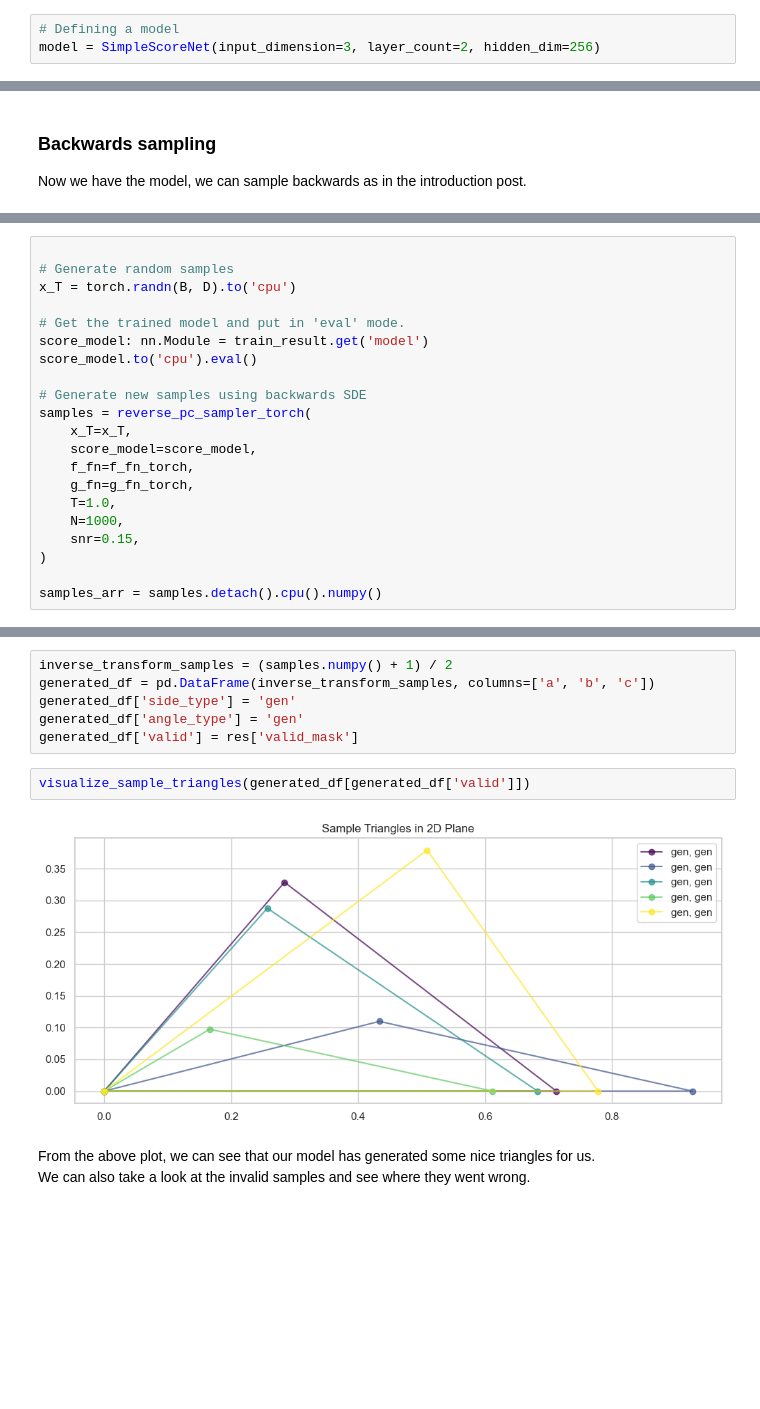
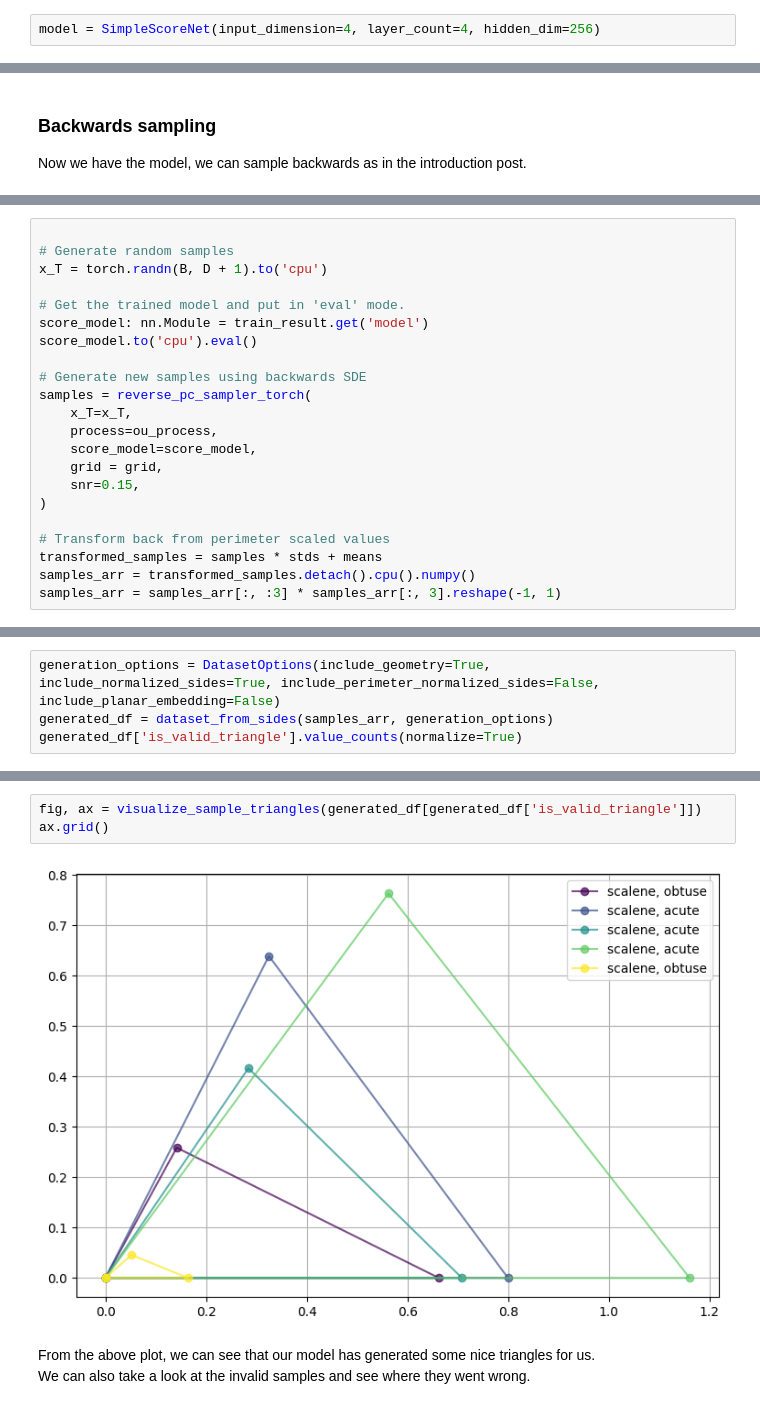
Before and after one commit to tuomorphism/diffusion-on-the-edge, a Jupyter notebook: blog/02-maximal_learning.ipynb, the cells around one changed output, grey strips where cells are left out. Cells and saved outputs as stored; diff of their text form; blank space fills up the shorter version.

```diff
--- a/blog/02-maximal_learning.ipynb
+++ b/blog/02-maximal_learning.ipynb
@@ -219,3 +130,2 @@ dataloader = torch.utils.data.DataLoader(dataset, batch_size=None)
 # %%
-# Defining a model
-model = SimpleScoreNet(input_dimension=3, layer_count=2, hidden_dim=256)
+model = SimpleScoreNet(input_dimension=4, layer_count=4, hidden_dim=256)
@@ -247,7 +203,7 @@ from diffusion_on_the_edge.stochastics.sde_torch import reverse_pc_sampler_torch
 # %%
 
 # Generate random samples
-x_T = torch.randn(B, D).to('cpu')
+x_T = torch.randn(B, D + 1).to('cpu')
 
 # Get the trained model and put in 'eval' mode.
 score_model: nn.Module = train_result.get('model')
@@ -256,12 +212,13 @@ score_model.to('cpu').eval()
 # Generate new samples using backwards SDE
 samples = reverse_pc_sampler_torch(
     x_T=x_T,
+    process=ou_process,
     score_model=score_model,
-    f_fn=f_fn_torch,
-    g_fn=g_fn_torch,
-    T=1.0,
-    N=1000,
+    grid = grid,
     snr=0.15,
 )
 
-samples_arr = samples.detach().cpu().numpy()
+# Transform back from perimeter scaled values
+transformed_samples = samples * stds + means
+samples_arr = transformed_samples.detach().cpu().numpy()
+samples_arr = samples_arr[:, :3] * samples_arr[:, 3].reshape(-1, 1)
@@ -349,0 +225,4 @@ Rejection reason counts:
+# %%
+generation_options = DatasetOptions(include_geometry=True, include_normalized_sides=True, include_perimeter_normalized_sides=False, include_planar_embedding=False)
+generated_df = dataset_from_sides(samples_arr, generation_options)
+generated_df['is_valid_triangle'].value_counts(normalize=True)
@@ -355,13 +238,8 @@ Our score function model is not perfect but it captures nicely the different
-# %%
-inverse_transform_samples = (samples.numpy() + 1) / 2
-generated_df = pd.DataFrame(inverse_transform_samples, columns=['a', 'b', 'c'])
-generated_df['side_type'] = 'gen'
-generated_df['angle_type'] = 'gen'
-generated_df['valid'] = res['valid_mask']
 # %%
-visualize_sample_triangles(generated_df[generated_df['valid']])
+fig, ax = visualize_sample_triangles(generated_df[generated_df['is_valid_triangle']])
+ax.grid()
 # %% [output]
-[figure, old version]
+[figure, new version]
 # %% [markdown]
 From the above plot, we can see that our model has generated some nice triangles for us.
 We can also take a look at the invalid samples and see where they went wrong.
```
Also changed, not shown: parts of 46 cells of this notebook, 16 other files.
